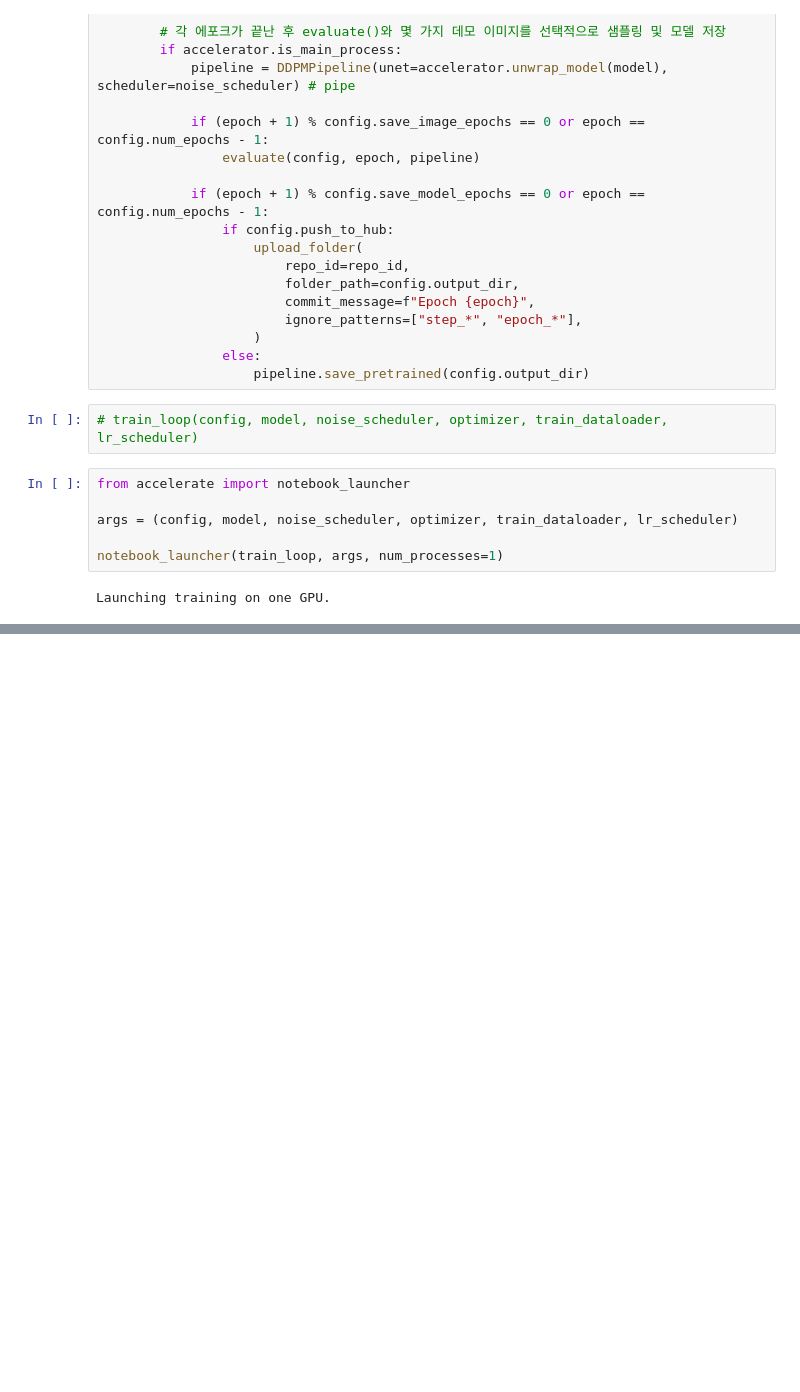
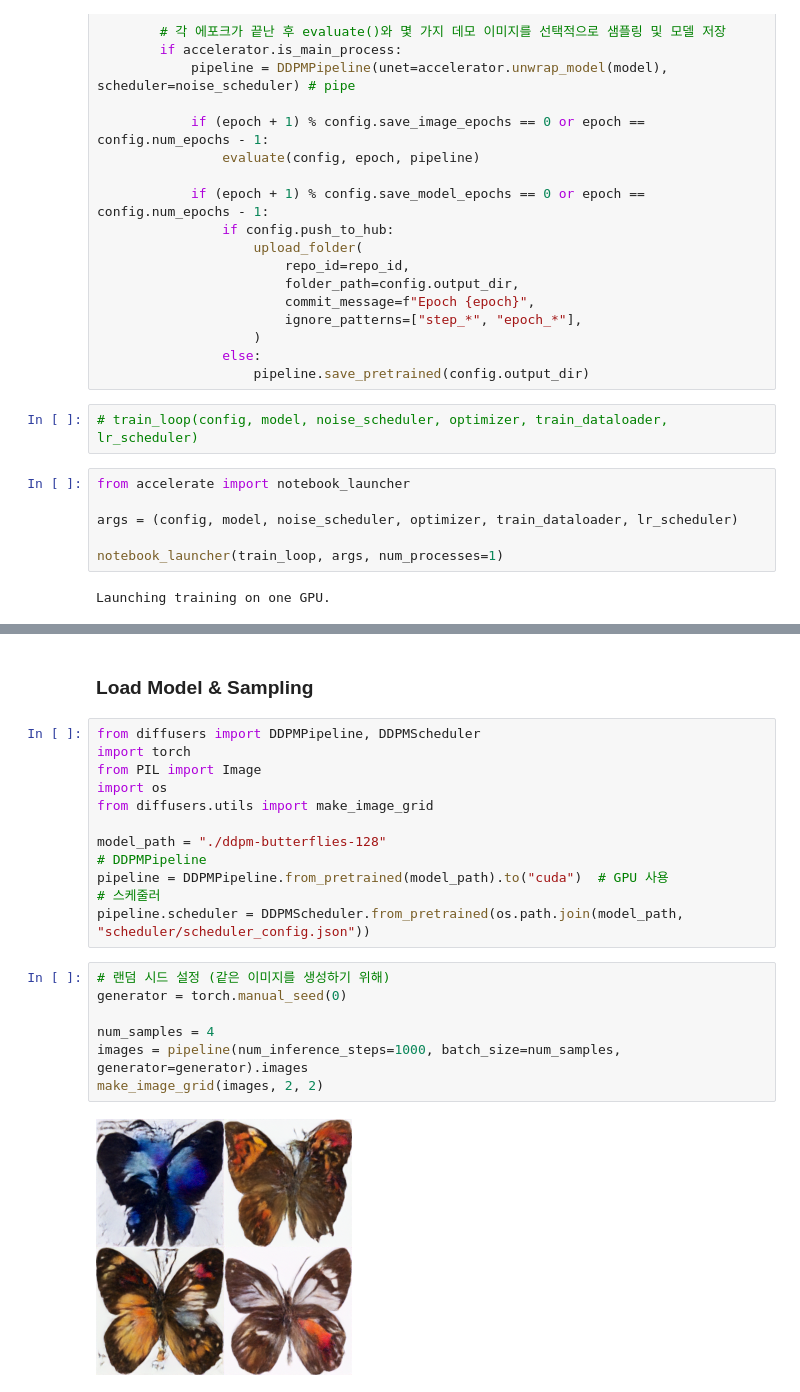
Before and after one commit to goodyoung/myMLstudy, a Jupyter notebook: Diffuser/diffuser-tutorial-4.ipynb, the cells around one changed output, grey strips where cells are left out. Drawn from its saved outputs; the diff is of its cells as text; blank space fills up the shorter version.

Commit message:
Update: load train model and sampling

```diff
--- a/Diffuser/diffuser-tutorial-4.ipynb
+++ b/Diffuser/diffuser-tutorial-4.ipynb
@@ -272,3 +272,26 @@ Launching training on one GPU.
 ### Sampling 결과
 
 ![0049.png](attachment:8828420c-5966-4fdc-8c59-21fed926657e.png)
+# %% [markdown]
+### Load Model & Sampling
+# %%
+from diffusers import DDPMPipeline, DDPMScheduler
+import torch
+from PIL import Image
+import os
+from diffusers.utils import make_image_grid
+
+model_path = "./ddpm-butterflies-128"
+# DDPMPipeline
+pipeline = DDPMPipeline.from_pretrained(model_path).to("cuda")  # GPU 사용
+# 스케줄러
+pipeline.scheduler = DDPMScheduler.from_pretrained(os.path.join(model_path, "scheduler/scheduler_config.json"))
+# %%
+# 랜덤 시드 설정 (같은 이미지를 생성하기 위해)
+generator = torch.manual_seed(0)
+
+num_samples = 4
+images = pipeline(num_inference_steps=1000, batch_size=num_samples, generator=generator).images
+make_image_grid(images, 2, 2)
+# %% [output]
+[figure, added]
```
